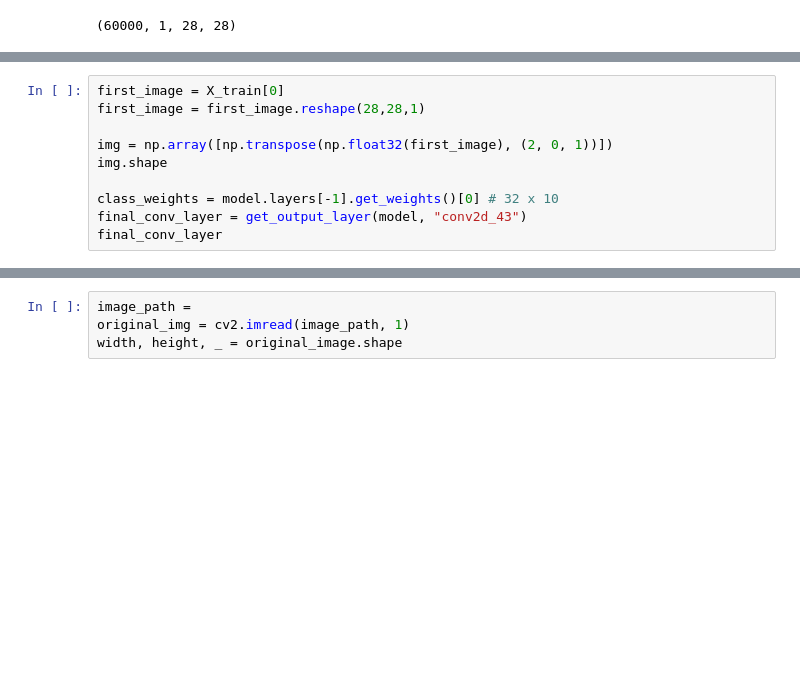
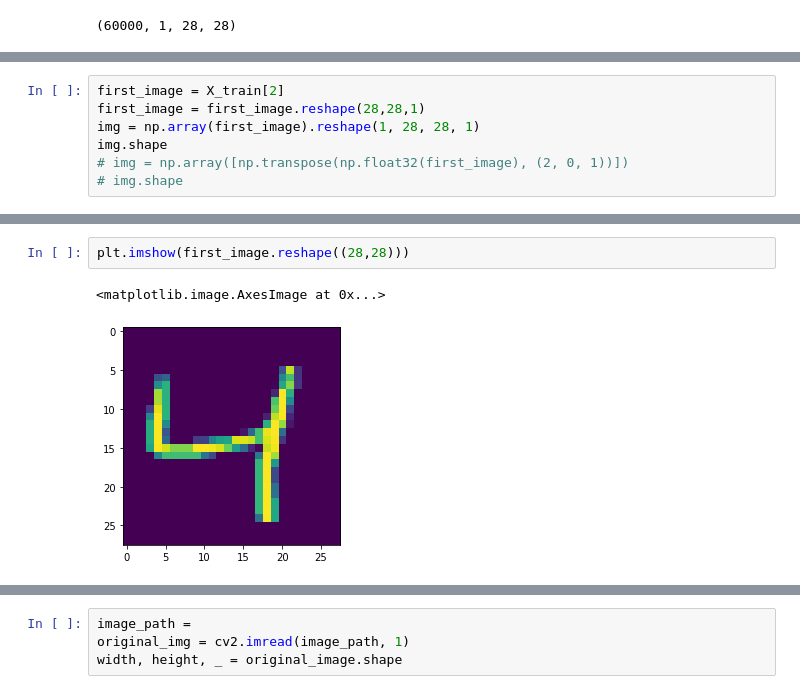
Before and after one commit to ychennay/attention-facial-recognition, a Jupyter notebook: CNN Research Notebook.ipynb, the cells around one changed output, grey strips where cells are left out. Cells and saved outputs as stored; diff of their text form; blank space fills up the shorter version.

```diff
--- a/CNN Research Notebook.ipynb
+++ b/CNN Research Notebook.ipynb
@@ -157,11 +188,8 @@ Epoch 100/100
 # %%
-first_image = X_train[0]
+first_image = X_train[2]
 first_image = first_image.reshape(28,28,1)
-
-img = np.array([np.transpose(np.float32(first_image), (2, 0, 1))])
+img = np.array(first_image).reshape(1, 28, 28, 1)
 img.shape
-
-class_weights = model.layers[-1].get_weights()[0] # 32 x 10
-final_conv_layer = get_output_layer(model, "conv2d_43")
-final_conv_layer
+# img = np.array([np.transpose(np.float32(first_image), (2, 0, 1))])
+# img.shape
 # %% [output]
@@ -174,0 +220,5 @@ def get_output_layer(model, layer_name):
+# %%
+plt.imshow(first_image.reshape((28,28)))
+# %% [output]
+<matplotlib.image.AxesImage at 0x...>
+[figure, added]
```
Also changed, not shown: parts of 11 cells of this notebook, 4 other files.
